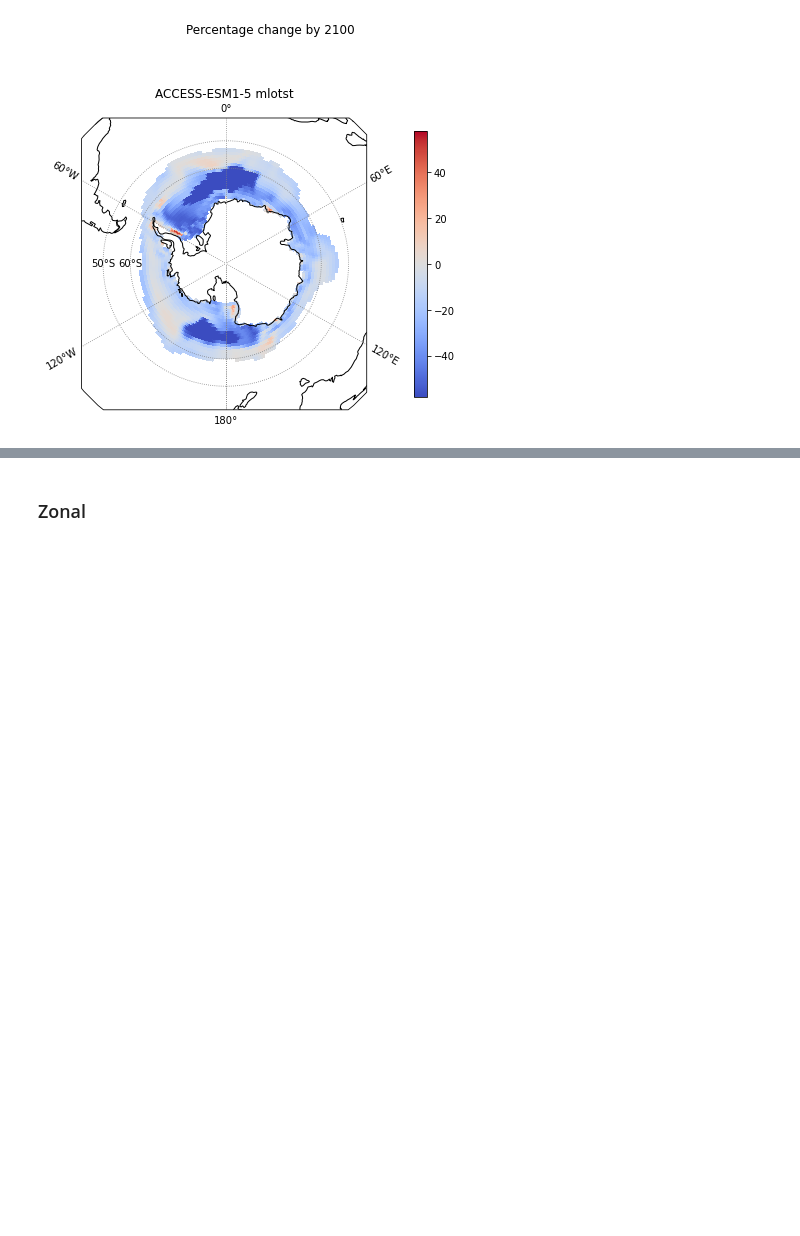
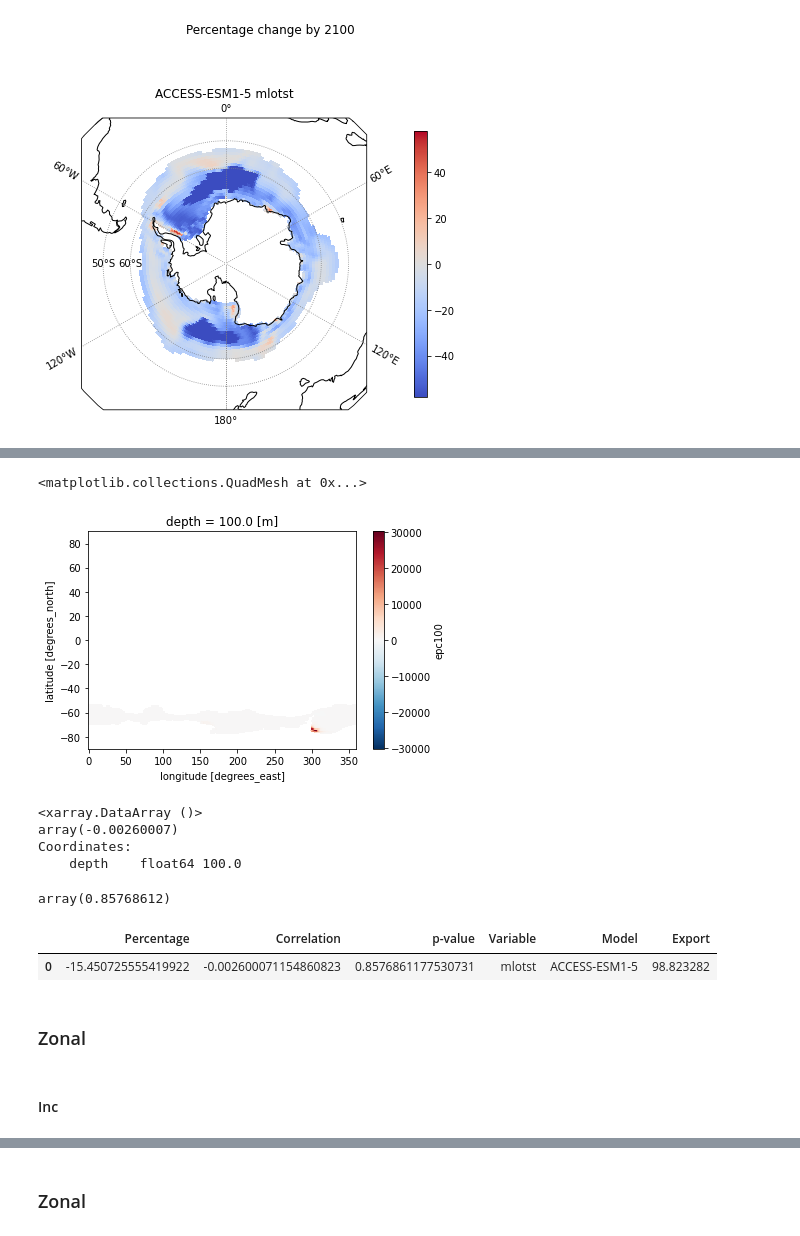
Before and after one commit to jasmineby65/CMEE-Coursework, a Jupyter notebook: Project/code/ACCESS-ESM1-5/mlotst_ACCESS-ESM1-5.ipynb, the cells around one changed output, grey strips where cells are left out. Cells and saved outputs as stored; diff of their text form; code cells hidden in the pictures; blank space fills up the shorter version.

```diff
--- a/Project/code/ACCESS-ESM1-5/mlotst_ACCESS-ESM1-5.ipynb
+++ b/Project/code/ACCESS-ESM1-5/mlotst_ACCESS-ESM1-5.ipynb
@@ -1021,0 +1020,4 @@ plt.show()
+# %%
+current_per = xarray.open_dataarray("Data/{}_{}_{}_percentage.nc".format(variable, model, experiment), decode_coords="all")
+current_per.plot()
+exp_per = xarray.open_dataarray("Data/epc100_{}_{}_percentage.nc".format(model, experiment), decode_coords="all")
@@ -1021,0 +1026,18 @@ plt.show()
+# %%
+exp_per.plot()
+# %% [output]
+<matplotlib.collections.QuadMesh at 0x...>
+[figure, added]
+# %%
+cor_per = xarray.corr(current_per, exp_per, dim = ["lat", "lon"])
+cor_per
+# %% [output]
+<xarray.DataArray ()>
+array(-0.00260007)
+Coordinates:
+    depth    float64 100.0
+# %%
+cor_per_p = xs.pearson_r_p_value(current_per, exp_per, dim = ["lat", "lon"], skipna=True)
+cor_per_p.values
+# %% [output]
+array(0.85768612)
@@ -1021,0 +1046,12 @@ plt.show()
+# %%
+data = {'Percentage': [median],
+        'Correlation': [cor_per.values],
+        'p-value': [cor_per_p.values],
+        'Variable': variable,
+        'Model': model,
+        'Export': [export]}
+df = pd.DataFrame(data)
+df
+# %% [output]
+|  | Percentage | Correlation | p-value | Variable | Model | Export |
+| 0 | -15.450725555419922 | -0.002600071154860823 | 0.8576861177530731 | mlotst | ACCESS-ESM1-5 | 98.823282 |
@@ -1021,0 +1060,4 @@ plt.show()
+# %% [markdown]
+### Zonal
+# %% [markdown]
+#### Inc
```
Also changed, not shown: parts of 46 cells of this notebook, 45 other files.
